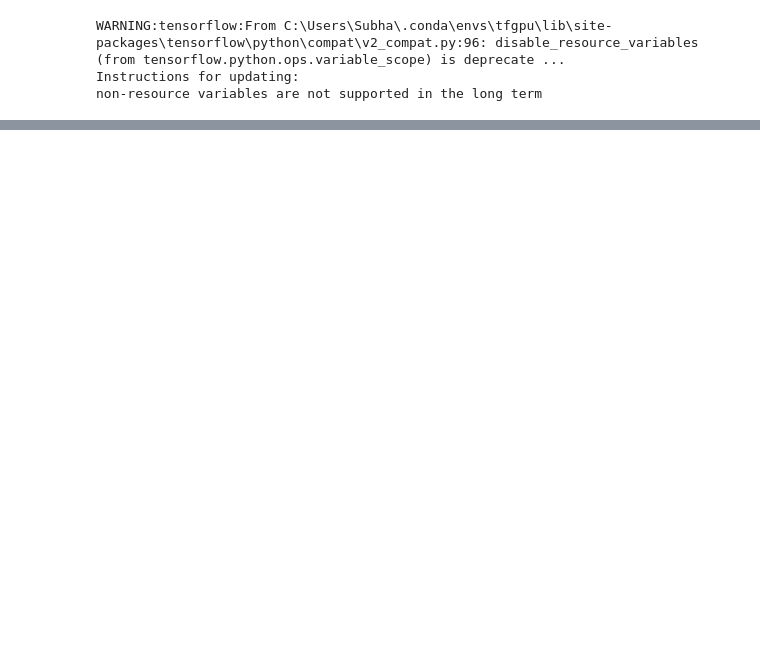
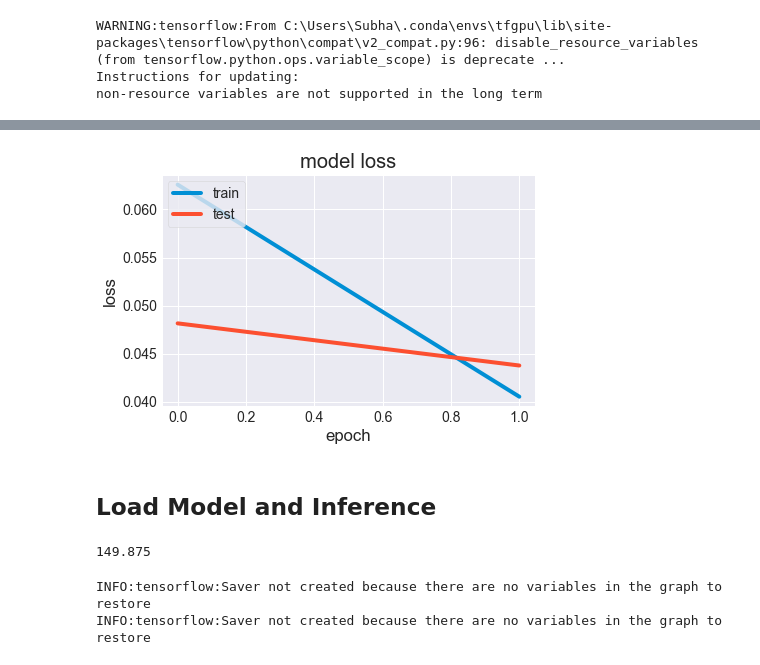
Before and after one commit to subhasisj/Named-Entity-Recognition, a Jupyter notebook: Notebooks/NER-Using-BiLSTM-ELMo.ipynb, the cells around one changed output, grey strips where cells are left out. Saved outputs shown, nothing was run; the diff lists cells and outputs as text; code cells hidden in the pictures; blank space fills up the shorter version.

```diff
--- a/Notebooks/NER-Using-BiLSTM-ELMo.ipynb
+++ b/Notebooks/NER-Using-BiLSTM-ELMo.ipynb
@@ -296,0 +343,22 @@ y_val = y_val.reshape(y_val.shape[0], y_val.shape[1], 1)
+# %%
+plt.plot(history.history['loss'])
+plt.plot(history.history['val_loss'])
+plt.title('model loss')
+plt.ylabel('loss')
+plt.xlabel('epoch')
+plt.legend(['train', 'test'], loc='upper left')
+plt.show()
+# %% [output]
+[figure, added]
+# %% [markdown]
+## Load Model and Inference
+# %%
+len(X_test) / 32
+# %% [output]
+149.875
+# %%
+test_sentence = 'The US election seems to over and Joe Biden is appearing to be on track for becoming the President of the United States .'
+test_sentence = elmo([test_sentence],as_dict=True,signature='default')['elmo']
+# %% [output]
+INFO:tensorflow:Saver not created because there are no variables in the graph to restore
+INFO:tensorflow:Saver not created because there are no variables in the graph to restore
```
Also changed, not shown: parts of 21 cells of this notebook.
